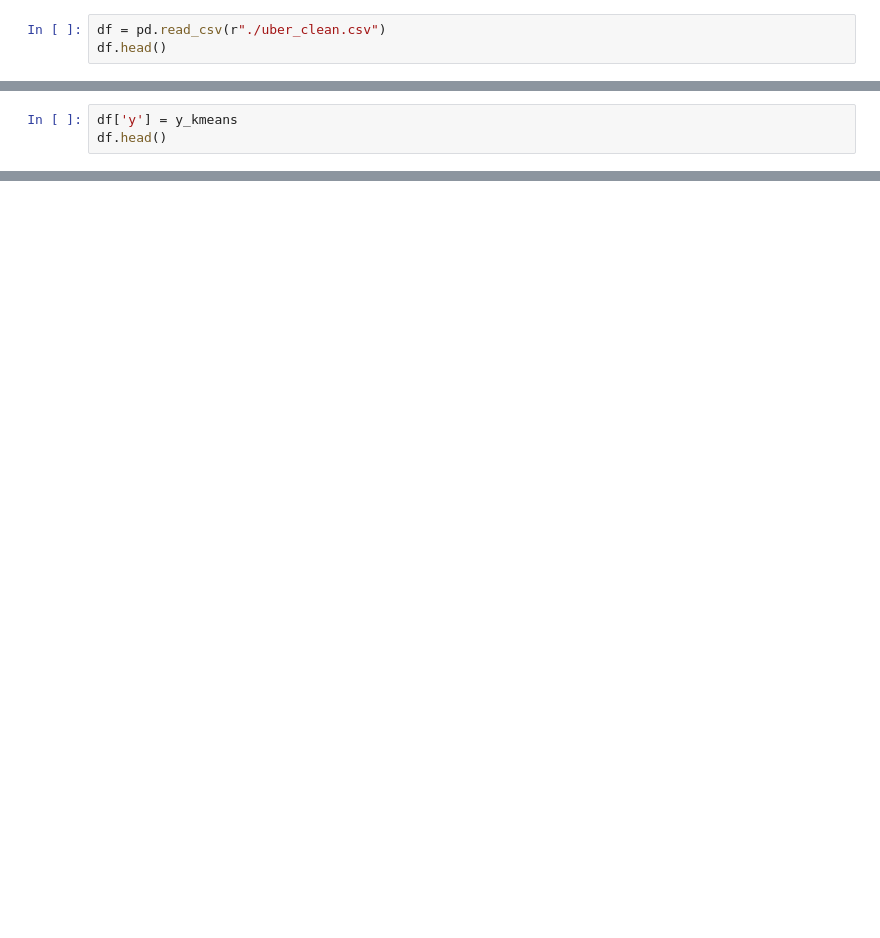
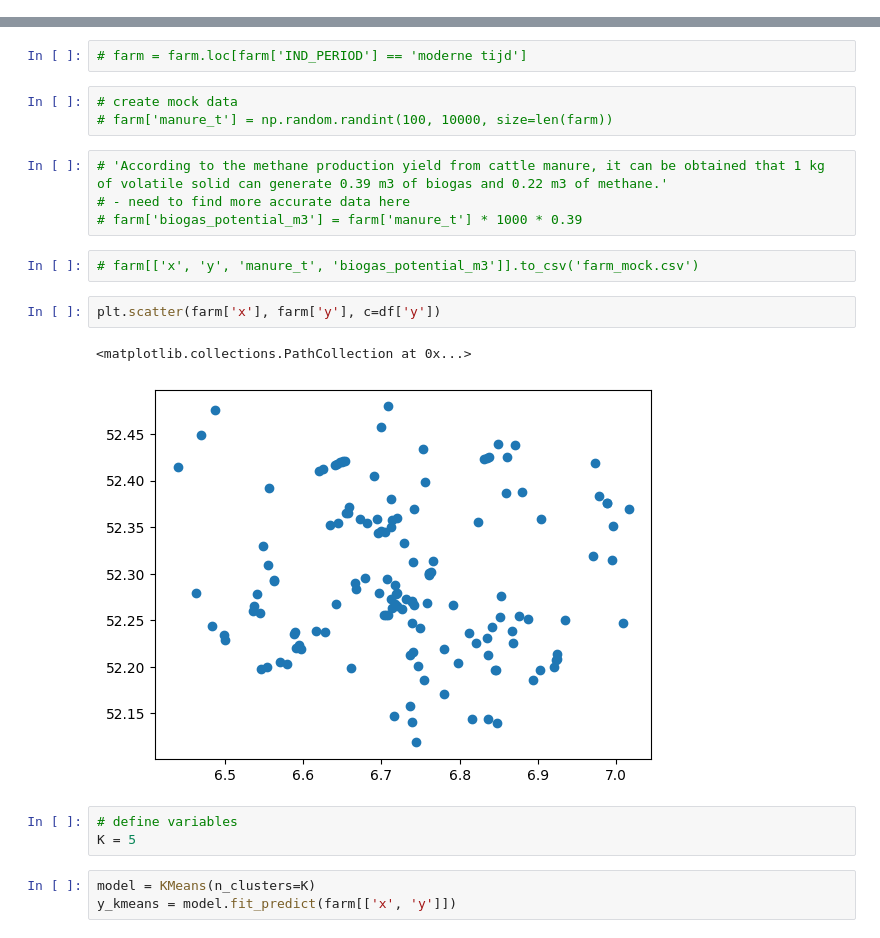
Before and after one commit to springonions-87/bioze_digital_mapping_tool, a Jupyter notebook: clustering/test_cluster.ipynb, the cells around one changed output, grey strips where cells are left out. Drawn from its saved outputs; the diff is of its cells as text; blank space fills up the shorter version.

Commit message:
changes in clustering codes

```diff
--- a/clustering/test_cluster.ipynb
+++ b/clustering/test_cluster.ipynb
@@ -7,3 +0,0 @@ import seaborn as sns
-# %%
-df = pd.read_csv(r"./uber_clean.csv")
-df.head()
@@ -30,3 +0,0 @@ y_kmeans = model.fit_predict(x)
-# %%
-df['y'] = y_kmeans
-df.head()
@@ -62,0 +80,22 @@ plt.show()
+# %%
+# farm = farm.loc[farm['IND_PERIOD'] == 'moderne tijd']
+# %%
+# create mock data
+# farm['manure_t'] = np.random.randint(100, 10000, size=len(farm))
+# %%
+# 'According to the methane production yield from cattle manure, it can be obtained that 1 kg of volatile solid can generate 0.39 m3 of biogas and 0.22 m3 of methane.'
+# - need to find more accurate data here
+# farm['biogas_potential_m3'] = farm['manure_t'] * 1000 * 0.39
+# %%
+# farm[['x', 'y', 'manure_t', 'biogas_potential_m3']].to_csv('farm_mock.csv')
+# %%
+plt.scatter(farm['x'], farm['y'], c=df['y'])
+# %% [output]
+<matplotlib.collections.PathCollection at 0x...>
+[figure, added]
+# %%
+# define variables
+K = 5
+# %%
+model = KMeans(n_clusters=K)
+y_kmeans = model.fit_predict(farm[['x', 'y']])
```
Also changed, not shown: parts of 42 cells of this notebook, 1 other file.
